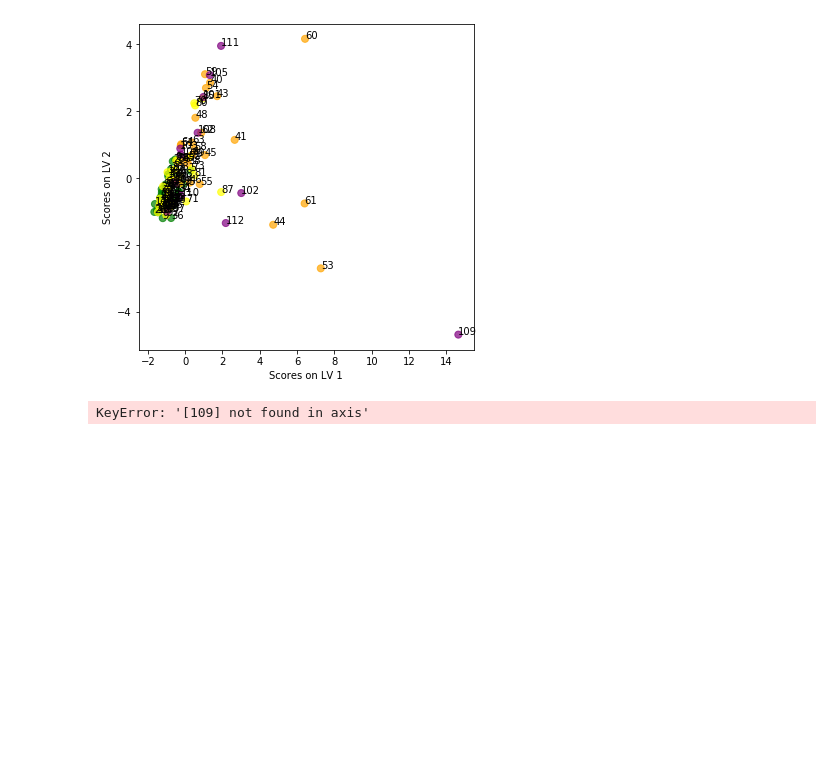
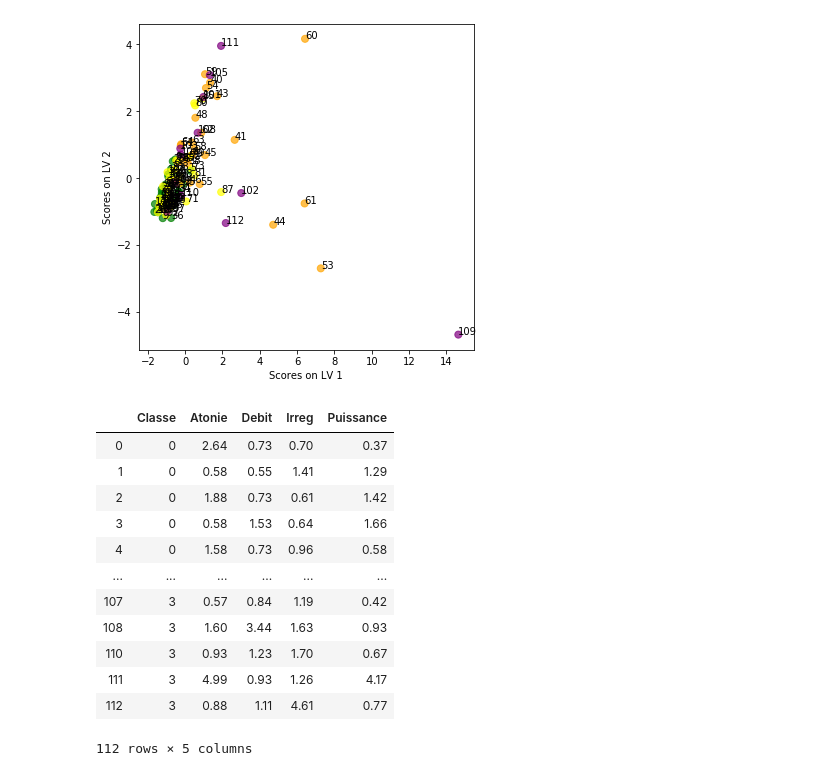
Before and after one commit to amandinebru/Projet_Parkinson, a Jupyter notebook: premier test.ipynb, the cells around one changed output. Saved outputs shown, nothing was run; the diff lists cells and outputs as text; code cells hidden in the pictures; blank space fills up the shorter version.

```diff
--- a/premier test.ipynb
+++ b/premier test.ipynb
@@ -565,6 +567,19 @@ for (x, y) in enumerate(scores.values):
 'on va enlever le 109'
 [figure]
 # %%
-data.drop(109,0, inplace=True)
+data.drop(data.index[109],0, inplace=True)
+data
 # %% [output]
+|  | Classe | Atonie | Debit | Irreg | Puissance |
+| 0 | 0 | 2.64 | 0.73 | 0.70 | 0.37 |
+| 1 | 0 | 0.58 | 0.55 | 1.41 | 1.29 |
+| 2 | 0 | 1.88 | 0.73 | 0.61 | 1.42 |
+| 3 | 0 | 0.58 | 1.53 | 0.64 | 1.66 |
+| 4 | 0 | 1.58 | 0.73 | 0.96 | 0.58 |
+| ... | ... | ... | ... | ... | ... |
+| 107 | 3 | 0.57 | 0.84 | 1.19 | 0.42 |
+| 108 | 3 | 1.60 | 3.44 | 1.63 | 0.93 |
+| 110 | 3 | 0.93 | 1.23 | 1.70 | 0.67 |
+| 111 | 3 | 4.99 | 0.93 | 1.26 | 4.17 |
+| 112 | 3 | 0.88 | 1.11 | 4.61 | 0.77 |
-KeyError: '[109] not found in axis'
+112 rows × 5 columns
```
Also changed, not shown: parts of 19 cells of this notebook.
